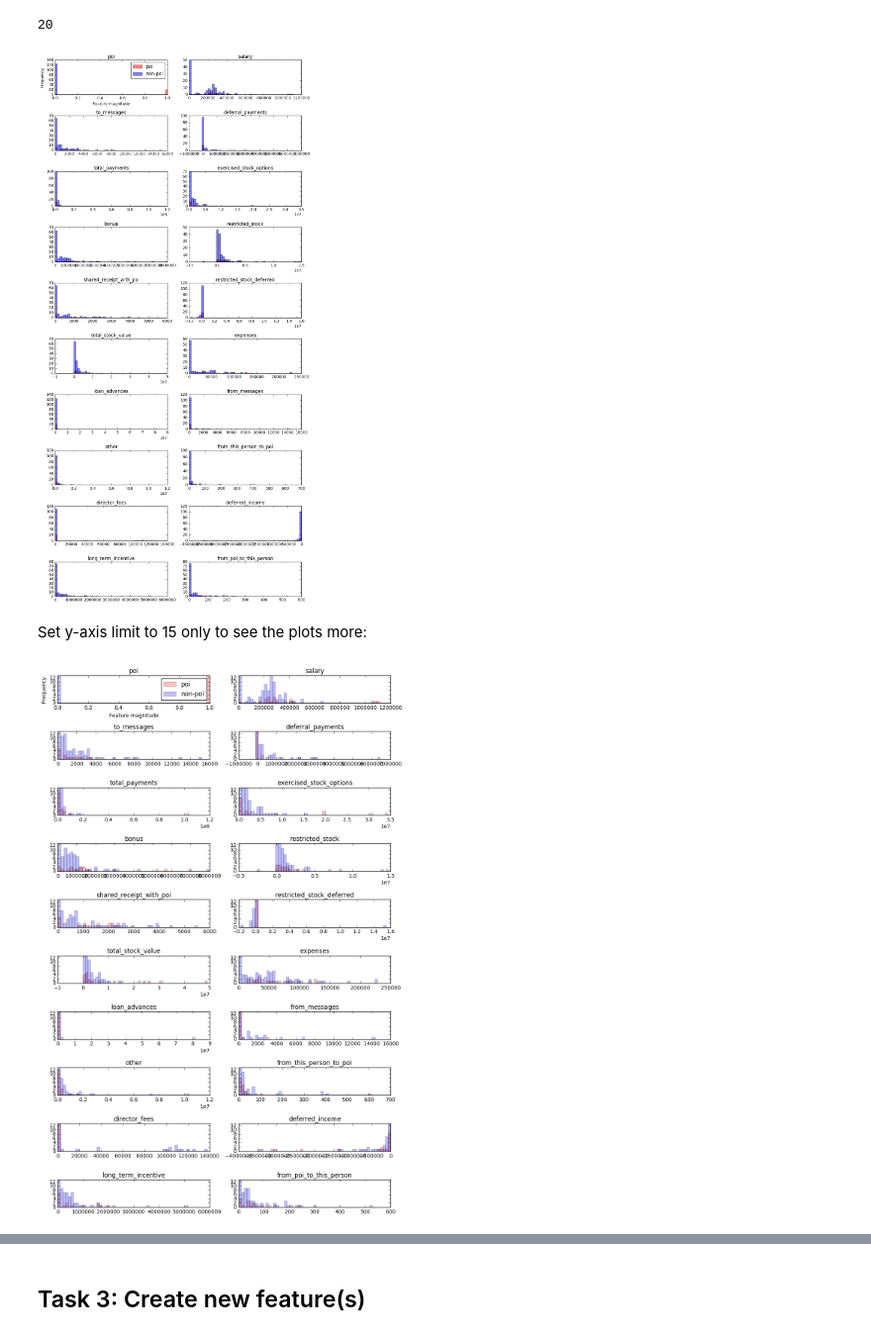
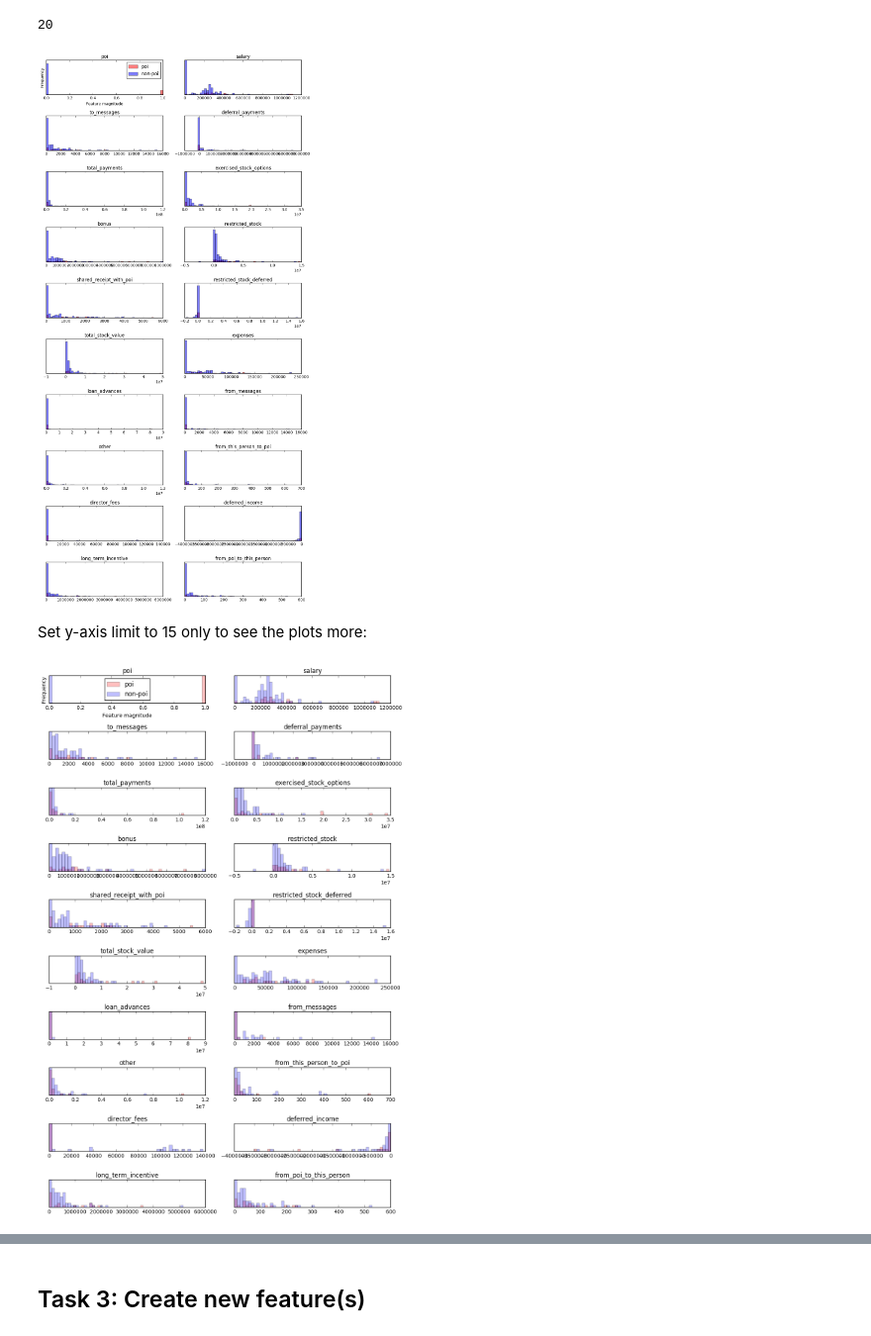
Before and after one commit to MANOJPATRA1991/intro_to_machine_learning, a Jupyter notebook: 15_project/poi_id.ipynb, the cells around one changed output, grey strips where cells are left out. Shown at 99% size. Cells and saved outputs as stored; diff of their text form; code cells hidden in the pictures.

```diff
--- a/15_project/poi_id.ipynb
+++ b/15_project/poi_id.ipynb
@@ -378,18 +382,18 @@ len(features_list)
 # %%
 fig, axes = plt.subplots(10, 2, figsize=(10,20))
 ax = axes.ravel()
 for i, _ in enumerate(features_list):
     _, bins = np.histogram(data[:, i], bins=50)
     ax[i].hist(poi[:, i], bins=bins, color='r', alpha=0.5)
     ax[i].hist(non_poi[:, i], bins=bins, color='b', alpha=0.5)
     ax[i].set_title(features_list[i])
-    #ax[i].set_yticks(())
+    ax[i].set_yticks(())
 ax[0].set_xlabel("Feature magnitude")
 ax[0].set_ylabel("Frequency")
 ax[0].legend(["poi", "non-poi"], loc="best")
 fig.tight_layout()
 # %% [output]
-[figure, old version]
+[figure, new version]
 # %% [markdown]
 Set y-axis limit to 15 only to see the plots more:
 # %%
@@ -400,13 +404,14 @@ for i, _ in enumerate(features_list):
     ax[i].hist(poi[:, i], bins=bins, color='r', alpha=0.25)
     ax[i].hist(non_poi[:, i], bins=bins, color='b', alpha=0.25)
     ax[i].set_title(features_list[i])
+    ax[i].set_yticks(())
     ax[i].set_ylim([0,13])
 ax[0].set_xlabel("Feature magnitude")
 ax[0].set_ylabel("Frequency")
 ax[0].legend(["poi", "non-poi"], loc="best")
 fig.tight_layout()
 # %% [output]
-[figure, old version]
+[figure, new version]
 # %% [markdown]
 The histograms do not show separation between poi and non-poi's but at least some have more variation than others. Based on this, I would like to EXCLUDE the following available features due to lack of variation on the features.
 
```
Also changed, not shown: parts of 96 cells of this notebook.
